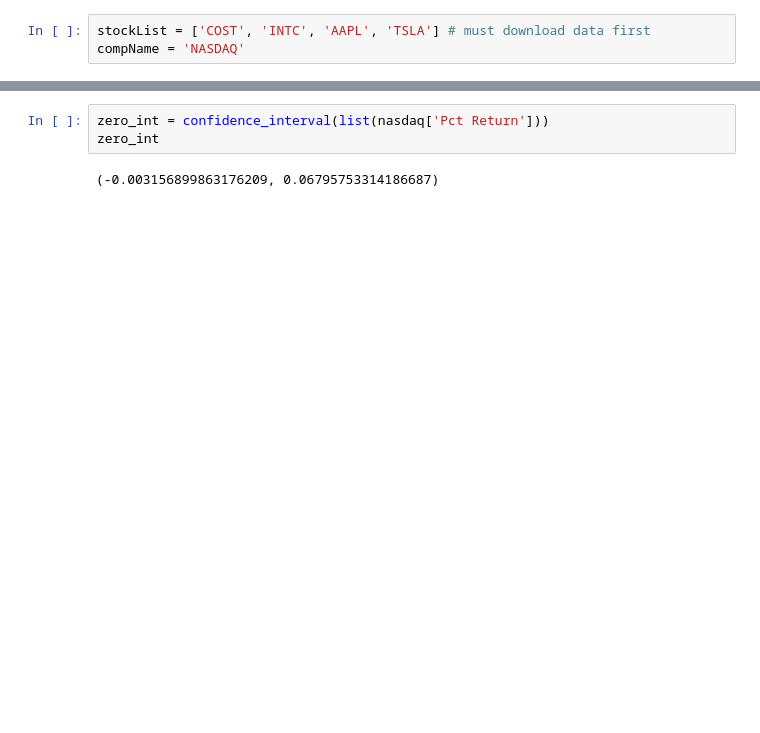
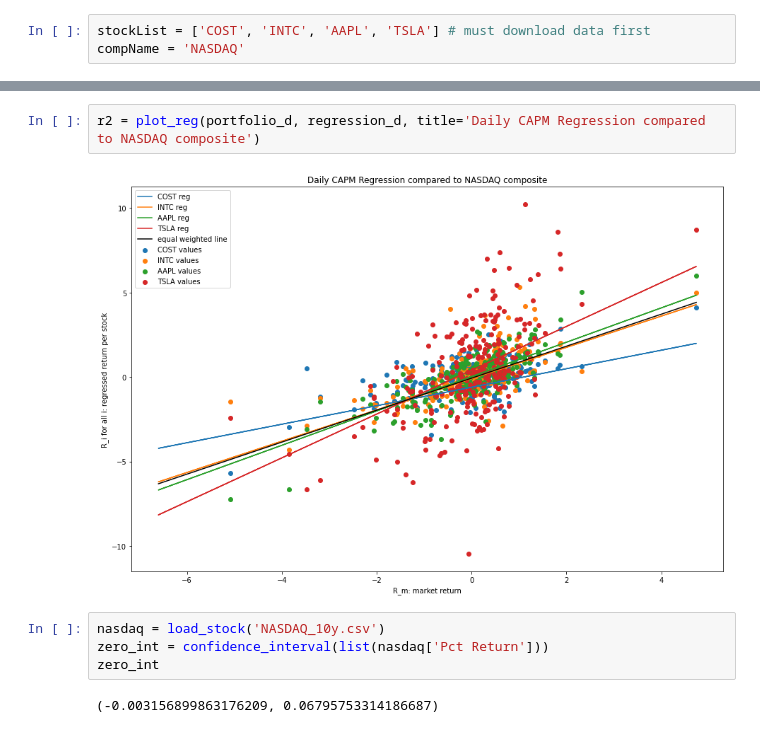
Before and after one commit to mirwong/finmetrics, a Jupyter notebook: linearity_tests/Linearity_Test_v1.ipynb, the cells around one changed output, grey strips where cells are left out. Saved outputs shown, nothing was run; the diff lists cells and outputs as text; blank space fills up the shorter version.

```diff
--- a/linearity_tests/Linearity_Test_v1.ipynb
+++ b/linearity_tests/Linearity_Test_v1.ipynb
@@ -212,4 +176,9 @@ print(r_squared)
+# %%
+r2 = plot_reg(portfolio_d, regression_d, title='Daily CAPM Regression compared to NASDAQ composite')
+# %% [output]
+[figure, added]
 # %%
+nasdaq = load_stock('NASDAQ_10y.csv')
 zero_int = confidence_interval(list(nasdaq['Pct Return']))
 zero_int
 # %% [output]
```
Also changed, not shown: parts of 30 cells of this notebook, 10 other files.
